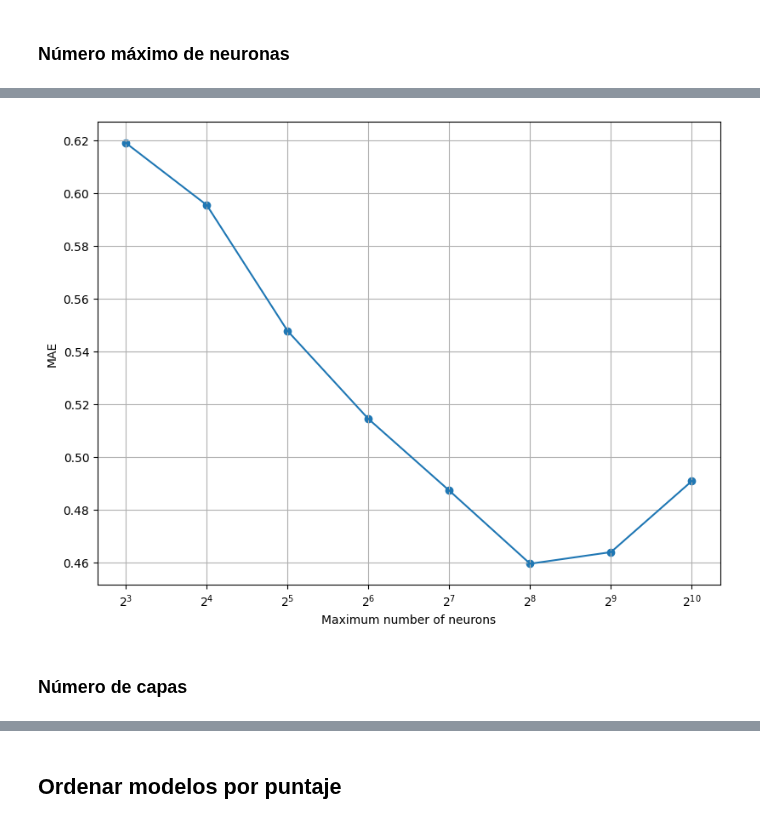
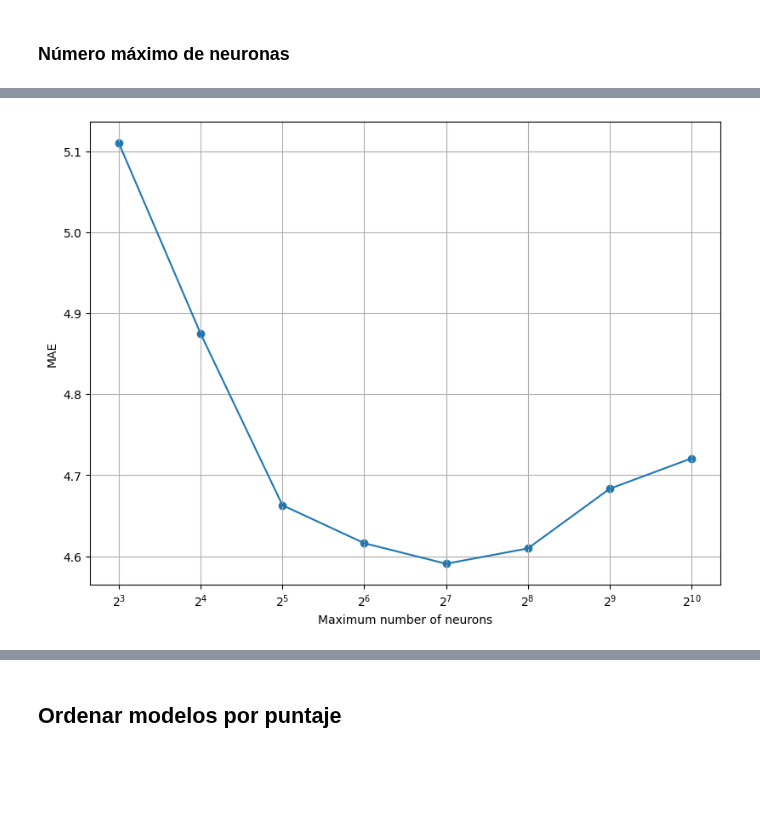
Before and after one commit to jjgranadat/Semillero_SOFA, a Jupyter notebook: ICI_Project/Codes/CountingVectors/CV_16GBd_Regression.ipynb, the cells around one changed output, grey strips where cells are left out. Drawn from its saved outputs; the diff is of its cells as text; code cells hidden in the pictures; blank space fills up the shorter version.

```diff
--- a/ICI_Project/Codes/CountingVectors/CV_16GBd_Regression.ipynb
+++ b/ICI_Project/Codes/CountingVectors/CV_16GBd_Regression.ipynb
@@ -399,20 +375,7 @@ plot_results(x, neurons_avg_results, "Maximum number of neurons", log=True)
-# %%
-def get_test_mae_by_neurons(results, target_neurons):
-    test_mae_lst = []
-    for activations in hidden_layers:
-        for neurons in max_neurons:
-            if neurons != target_neurons:
-                continue
-            for osnr in osnr_lst:
-                act_fn_name = "".join([s[0] for s in activations])
-                test_mae_lst.append(np.mean(results[act_fn_name][neurons][osnr]["mae"]["prod"]))
-    return test_mae_lst
-
-neurons_avg_results = [np.mean(get_test_mae_by_neurons(histograms_reg_results, neurons)) for neurons in max_neurons]
-x = list(map(int, max_neurons))
-plot_results(x, neurons_avg_results, "Maximum number of neurons", log=True)
-# %% [output]
-[figure, removed]
-# %% [markdown]
-### Número de capas
+# %%
+neurons_avg_results = [np.mean(get_avg_score(cv16f_reg_results, neurons, target="neurons", metric="mae", score="test")) for neurons in max_neurons]
+x = list(map(int, max_neurons))
+plot_results(x, neurons_avg_results, "Maximum number of neurons", log=True)
+# %% [output]
+[figure, added]
 # %%
```
Also changed, not shown: parts of 12 cells of this notebook.
